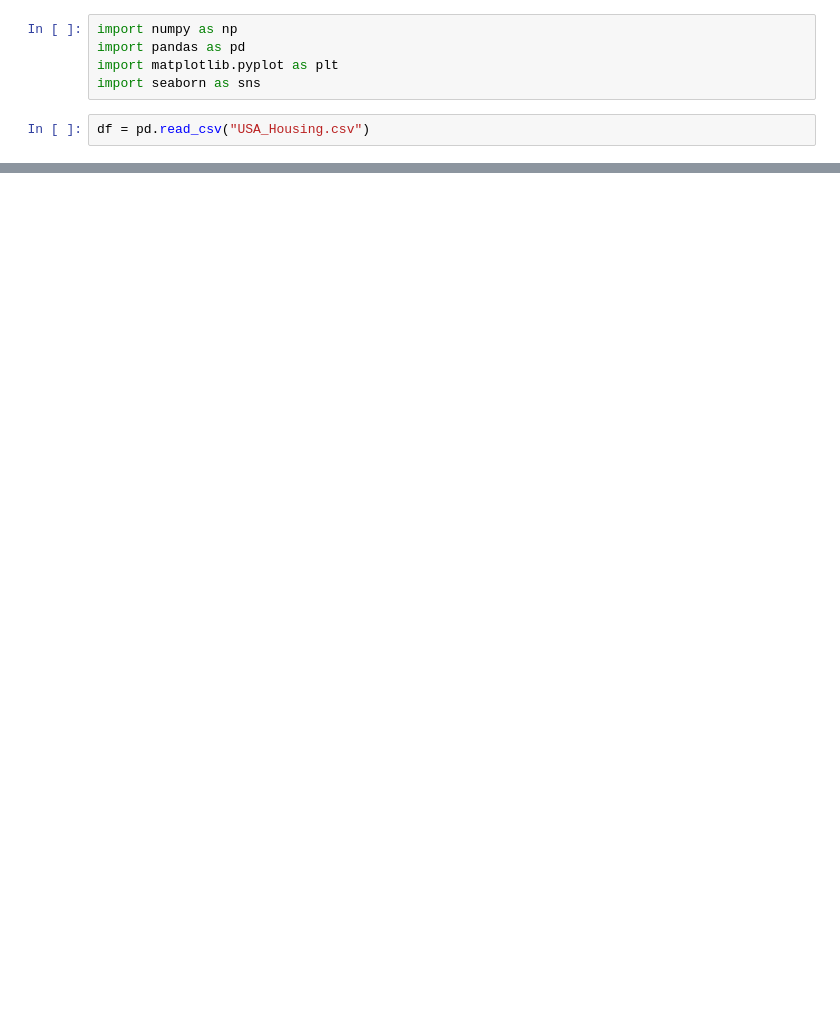
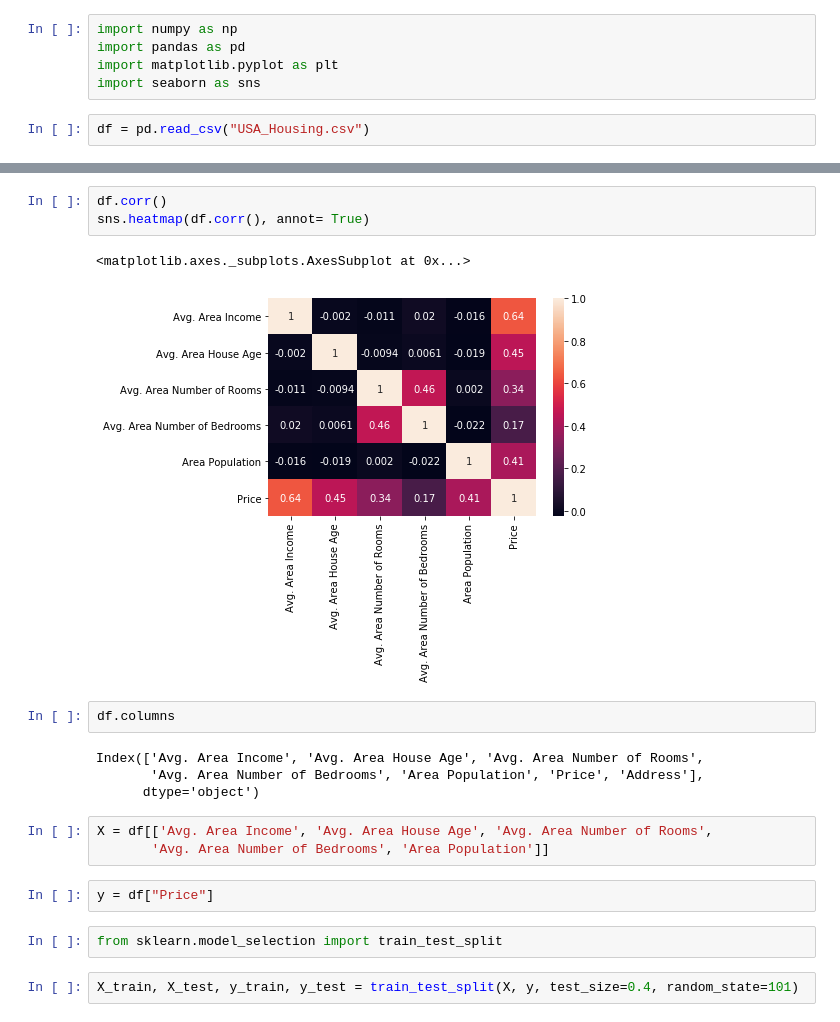
Before and after one commit to SandeepTukkunor/100_Days_Of_Code, a Jupyter notebook: Data Science/Python for machine Learning and Data sciecnce/Linear Regression/Linear Regression .ipynb, the cells around one changed output, grey strips where cells are left out. Saved outputs shown, nothing was run; the diff lists cells and outputs as text; blank space fills up the shorter version.

```diff
--- a/Data Science/Python for machine Learning and Data sciecnce/Linear Regression/Linear Regression .ipynb
+++ b/Data Science/Python for machine Learning and Data sciecnce/Linear Regression/Linear Regression .ipynb
@@ -16,0 +60,21 @@ df.head()
+# %%
+df.corr()
+sns.heatmap(df.corr(), annot= True)
+# %% [output]
+<matplotlib.axes._subplots.AxesSubplot at 0x...>
+[figure, added]
+# %%
+df.columns
+# %% [output]
+Index(['Avg. Area Income', 'Avg. Area House Age', 'Avg. Area Number of Rooms',
+       'Avg. Area Number of Bedrooms', 'Area Population', 'Price', 'Address'],
+      dtype='object')
+# %%
+X = df[['Avg. Area Income', 'Avg. Area House Age', 'Avg. Area Number of Rooms',
+       'Avg. Area Number of Bedrooms', 'Area Population']]
+# %%
+y = df["Price"]
+# %%
+from sklearn.model_selection import train_test_split
+# %%
+X_train, X_test, y_train, y_test = train_test_split(X, y, test_size=0.4, random_state=101)
```
Also changed, not shown: parts of 27 cells of this notebook.
